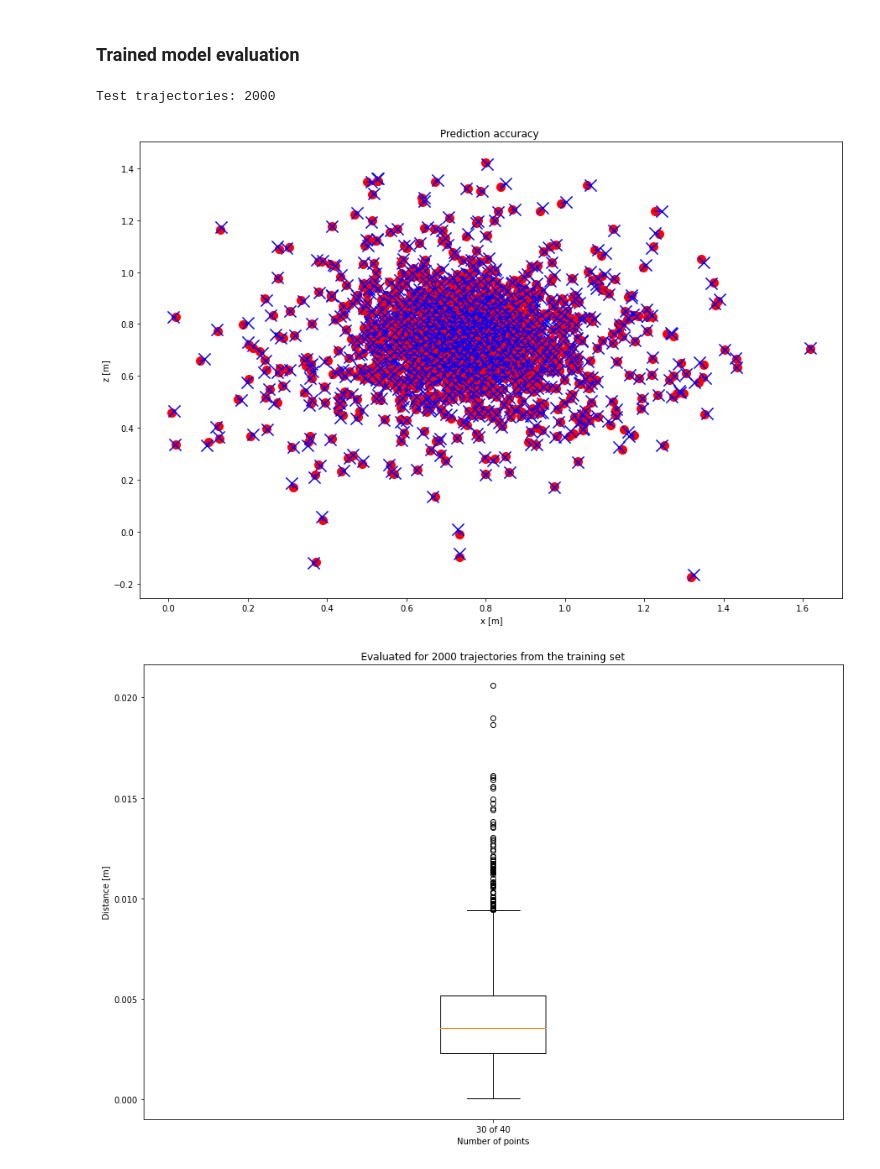
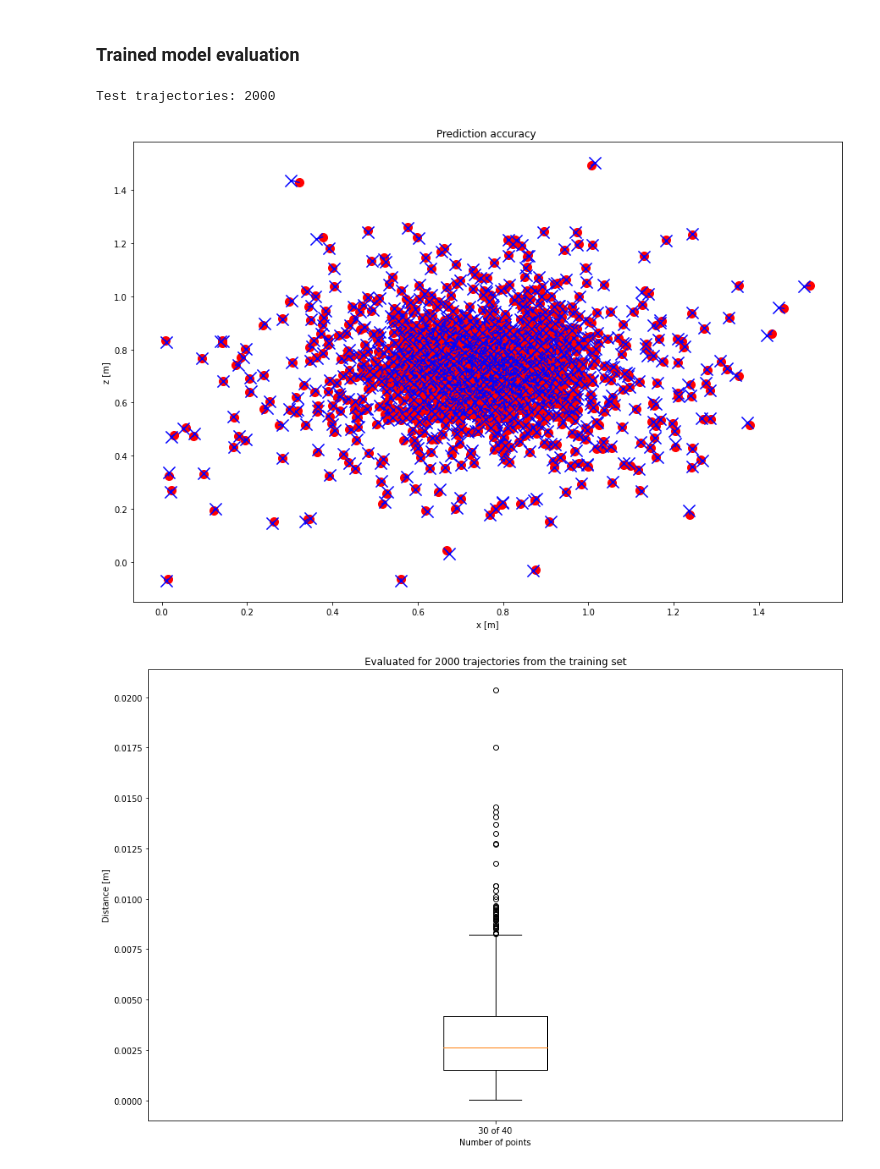
Before and after one commit to vparonov/AIPlayground, a Jupyter notebook: MagicDarts_CNN.ipynb, the cells around one changed output. Saved outputs shown, nothing was run; the diff lists cells and outputs as text; code cells hidden in the pictures.

```diff
--- a/MagicDarts_CNN.ipynb
+++ b/MagicDarts_CNN.ipynb
@@ -285,8 +325,18 @@ Trajectories in training set: 23760 Trajectories in test set: 240
+# %%
+model = CNN5(40, 2)
+
+for batch, sample in enumerate(train_dataloader):
+  traj_x = sample['x']
+  traj_y = sample['y']
+  outputs = model.forward(traj_x)
+  print(outputs)
+  break
 # %% [markdown]
 ### Model
 # %%
 
-model = CNN4(8, 2)
+#model = CNN4(8, 2)
+model = CNN5(40, 2)
 
 criterion = torch.nn.MSELoss(reduction='mean')
 
@@ -394,7 +444,8 @@ plt.rcParams["figure.figsize"] = (15,10)
 
 device = torch.device('cuda' if torch.cuda.is_available() else 'cpu')
 
-model = CNN4(8, 2)
+#model = CNN4(8, 2)
+model = CNN5(40, 2)
 
 model.load_state_dict(torch.load(save_file_name, map_location=torch.device('cpu')))
 model = model.to(device)
@@ -452,32 +503,32 @@ for sample_index, sample in enumerate(test_dataloader):
       hp_z = y_full[0, 1].item()
 
       real_distance = np.sqrt((hp_x_hat - hp_x)**2 + (hp_z_hat - hp_z)**2)
       distance = criterion(outputs, y_full)
       distances[sample_index, i] = distance
       real_distances[sample_index, i] = real_distance
 
       if plot_predictions :
         has_point_plots = True
         if npoints == max_valid_points:
           plt.scatter(outputs[0, 0].item(), outputs[0, 1].item(),c='r', s = 100)
           plt.plot([y_full[0,0], outputs[0, 0]], [y_full[0, 1], outputs[0, 1]], c='b')
         else:
           plt.scatter(outputs[0, 0].item(), outputs[0, 1].item(),c='g', alpha = npoints/max_valid_points)
         plt.scatter(y_full[0, 0].item(), y_full[0, 1].item(), c='b', marker='x', s=200)
 
 if has_point_plots:
   plt.title(f'Prediction accuracy ')
   plt.xlabel('x [m]')
   plt.ylabel('z [m]')
   plt.show()
 
 plt.title(f"Evaluated for {max_traj} trajectories from the training set")
 plt.boxplot(real_distances[:,min_valid_points-1:max_valid_points])
 plt.xlabel("Number of points")
 plt.ylabel("Distance [m]")
 plt.xticks([1], [f"{max_valid_points} of {max_points}"])
 plt.show()
 # %% [output]
 Test trajectories: 2000
-[figure, old version]
+[figure, new version]
-[figure, old version]
+[figure, new version]
```
Also changed, not shown: parts of 3 cells of this notebook.
